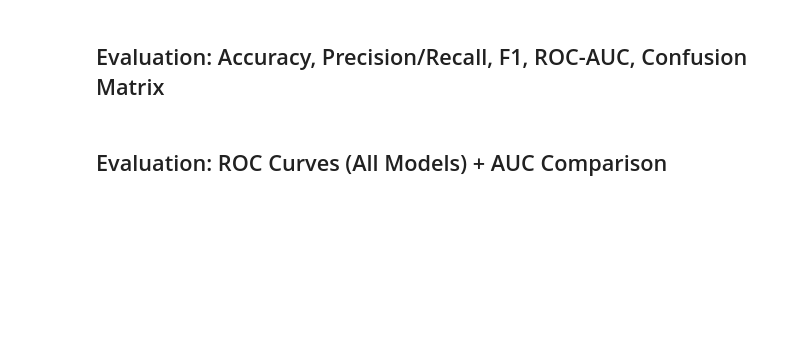
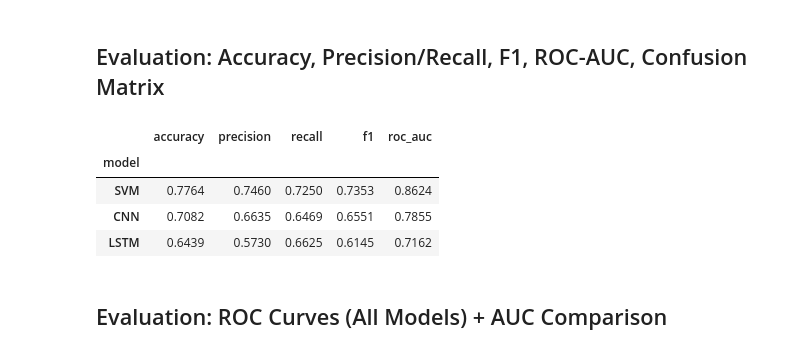
Before and after one commit to mushfique-tajwar/EEG-Driver-Safety, a Jupyter notebook: EEG_Driver_Safety_Analysis.ipynb, the cells around one changed output. Cells and saved outputs as stored; diff of their text form; code cells hidden in the pictures; blank space fills up the shorter version.

```diff
--- a/EEG_Driver_Safety_Analysis.ipynb
+++ b/EEG_Driver_Safety_Analysis.ipynb
@@ -587,11 +677,22 @@ plot_confusion(y_test.values, lstm_test_prob, title="LSTM — Confusion Matrix (
 # %%
 results = pd.DataFrame([
     {"model": "SVM", **svm_test_metrics},
     {"model": "CNN", **cnn_test_metrics},
     {"model": "LSTM", **lstm_test_metrics},
 ]).set_index("model").sort_values("roc_auc", ascending=False)
 
-display(results.style.format("{:.4f}"))
+# Pandas Styler needs `jinja2`; fall back gracefully if unavailable
+try:
+    import jinja2  # noqa: F401
+    display(results.style.format("{:.4f}"))
+except Exception:
+    display(results.round(4))
+# %% [output]
+|  | accuracy | precision | recall | f1 | roc_auc |
+| model |  |  |  |  |  |
+| SVM | 0.7764 | 0.7460 | 0.7250 | 0.7353 | 0.8624 |
+| CNN | 0.7082 | 0.6635 | 0.6469 | 0.6551 | 0.7855 |
+| LSTM | 0.6439 | 0.5730 | 0.6625 | 0.6145 | 0.7162 |
 # %% [markdown]
 ## Evaluation: ROC Curves (All Models) + AUC Comparison
 # %%
```
Also changed, not shown: parts of 8 cells of this notebook, 1 other file.
